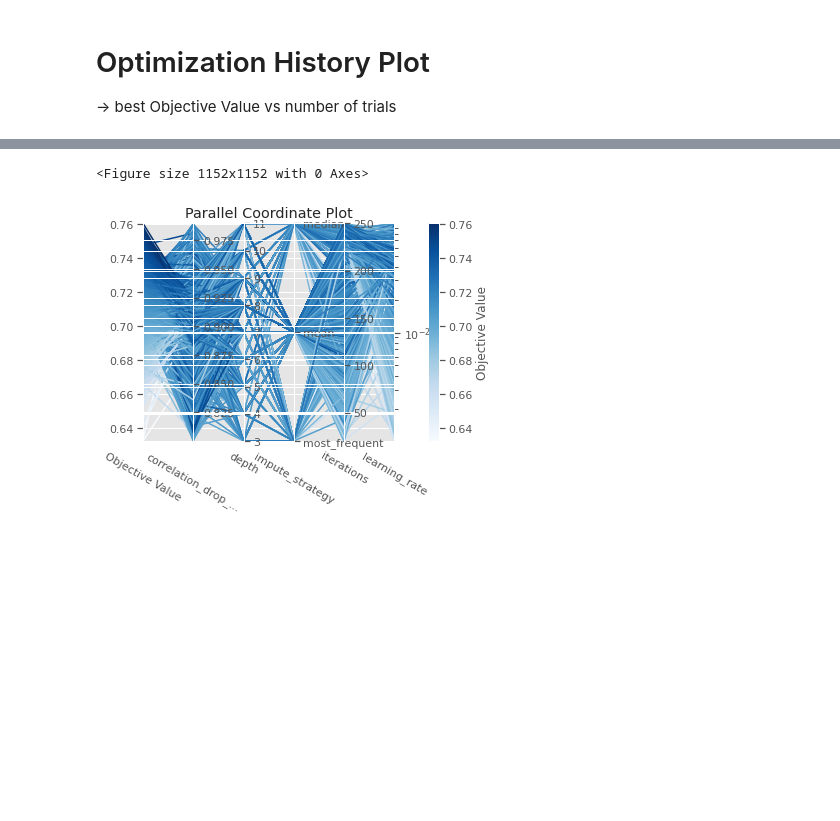
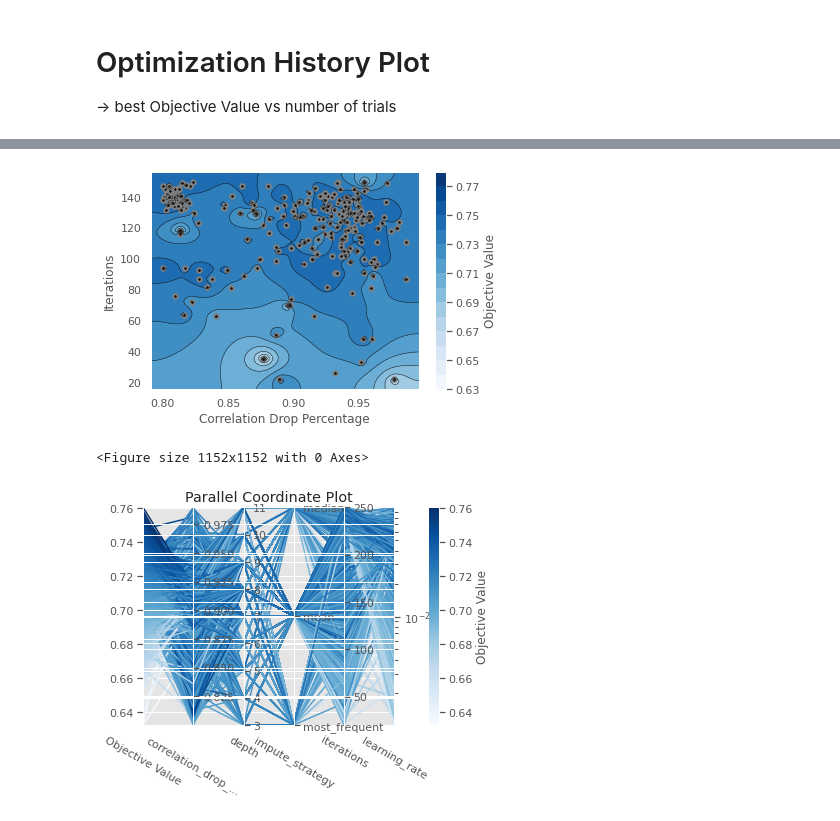
Before and after one commit to J-Gann/AML, a Jupyter notebook: explore_visualize_hyperparam_opt.ipynb, the cells around one changed output, grey strips where cells are left out. Cells and saved outputs as stored; diff of their text form; code cells hidden in the pictures; blank space fills up the shorter version.

```diff
--- a/explore_visualize_hyperparam_opt.ipynb
+++ b/explore_visualize_hyperparam_opt.ipynb
@@ -48,0 +75,10 @@ plt.savefig("plots/plot_countour.svg")
+# %%
+matplotlib.rcParams['lines.markersize'] = 1.0
+plot_contour(study, params=['correlation_drop_percentage', 'iterations'])
+plt.title("")
+plt.ylabel('Iterations')
+plt.xlabel('Correlation Drop Percentage')
+#plt.xticks([0,1])
+#plt.yticks([0,1])
+plt.savefig("plots/220915_contour_corr_drop_percentage_iterations.pdf", bbox_inches='tight')
+# %% [output]
@@ -49,3 +86,4 @@ plt.savefig("plots/plot_countour.svg")
+[figure, added]
 # %%
 fig = plt.figure()
 fig.set_size_inches(16,16)
```
Also changed, not shown: parts of 7 cells of this notebook, 3 other files.
